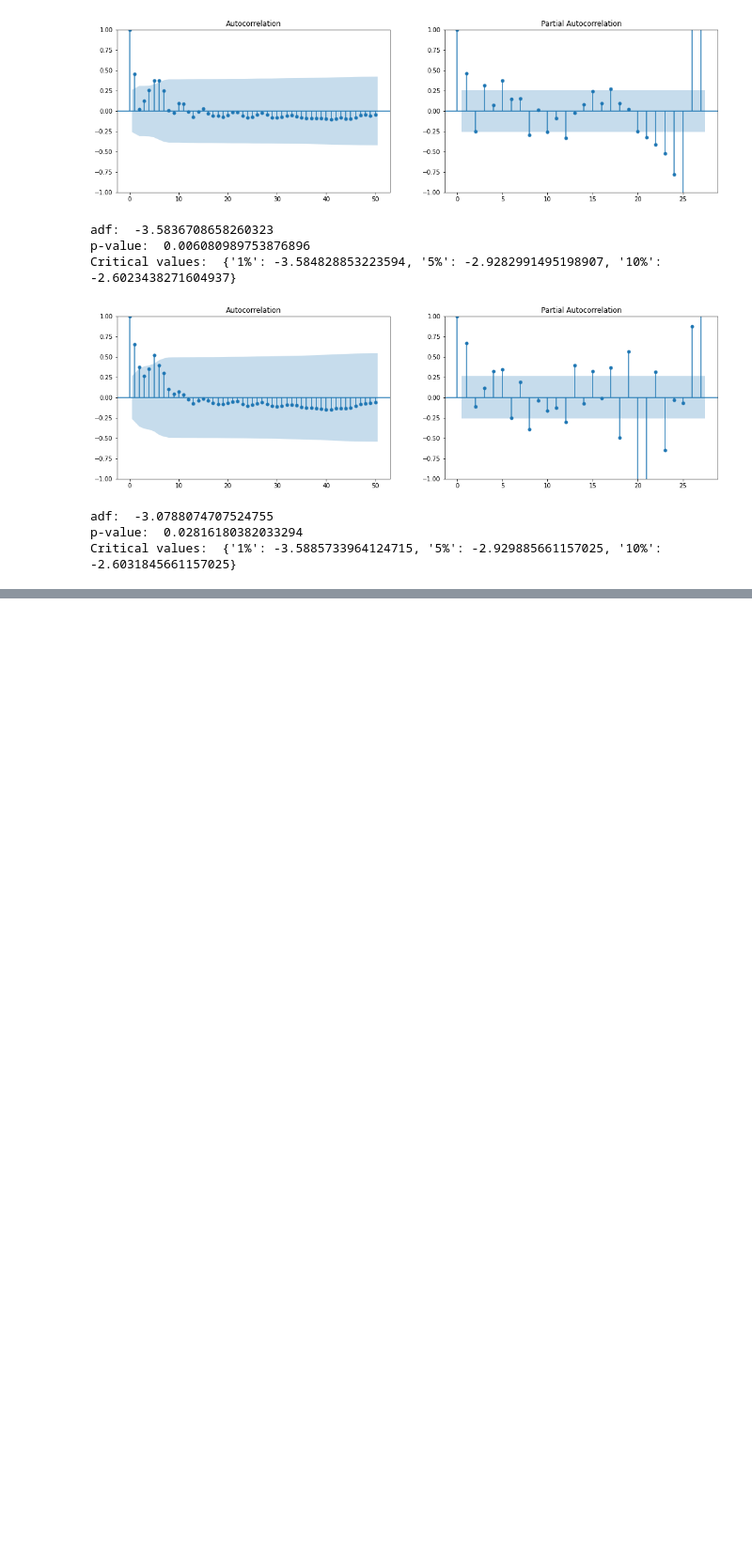
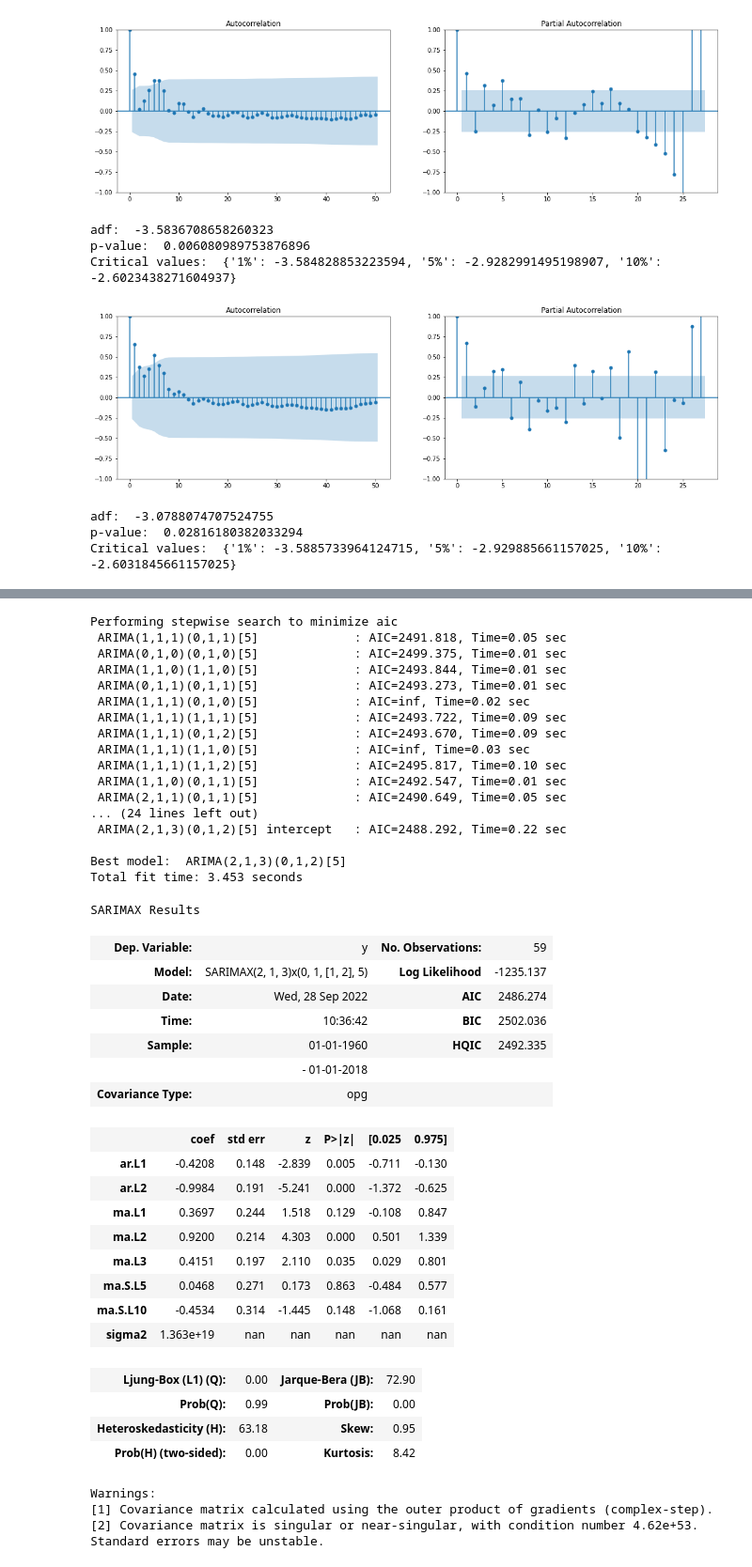
Before and after one commit to vlad-gor/SF_MATH_ML, a Jupyter notebook: MATH_ML_13/example_13_4.ipynb, the cells around one changed output, grey strips where cells are left out. Shown: that part at 94% size. Cells and saved outputs as stored; diff of their text form; code cells hidden in the pictures; blank space fills up the shorter version.

```diff
--- a/MATH_ML_13/example_13_4.ipynb
+++ b/MATH_ML_13/example_13_4.ipynb
@@ -96,0 +149,55 @@ Critical values:  {'1%': -3.5885733964124715, '5%': -2.929885661157025, '10%': -
+# %%
+import pmdarima as pm
+
+smodel = pm.auto_arima(train_df, start_p=1, start_q=1,
+                         test='adf',
+                         max_p=3, max_q=3, m=5,
+                         start_P=0, seasonal=True,
+                         d=1, D=1, trace=True,
+                         error_action='ignore',
+                         suppress_warnings=True,
+                         stepwise=True)
+
+smodel.summary()
+# %% [output]
+Performing stepwise search to minimize aic
+ ARIMA(1,1,1)(0,1,1)[5]             : AIC=2491.818, Time=0.05 sec
+ ARIMA(0,1,0)(0,1,0)[5]             : AIC=2499.375, Time=0.01 sec
+ ARIMA(1,1,0)(1,1,0)[5]             : AIC=2493.844, Time=0.01 sec
+ ARIMA(0,1,1)(0,1,1)[5]             : AIC=2493.273, Time=0.01 sec
+ ARIMA(1,1,1)(0,1,0)[5]             : AIC=inf, Time=0.02 sec
+ ARIMA(1,1,1)(1,1,1)[5]             : AIC=2493.722, Time=0.09 sec
+ ARIMA(1,1,1)(0,1,2)[5]             : AIC=2493.670, Time=0.09 sec
+ ARIMA(1,1,1)(1,1,0)[5]             : AIC=inf, Time=0.03 sec
+ ARIMA(1,1,1)(1,1,2)[5]             : AIC=2495.817, Time=0.10 sec
+ ARIMA(1,1,0)(0,1,1)[5]             : AIC=2492.547, Time=0.01 sec
+ ARIMA(2,1,1)(0,1,1)[5]             : AIC=2490.649, Time=0.05 sec
+... (24 lines left out)
+ ARIMA(2,1,3)(0,1,2)[5] intercept   : AIC=2488.292, Time=0.22 sec
+
+Best model:  ARIMA(2,1,3)(0,1,2)[5]
+Total fit time: 3.453 seconds
+SARIMAX Results
+| Dep. Variable: | y | No. Observations: | 59 |
+| Model: | SARIMAX(2, 1, 3)x(0, 1, [1, 2], 5) | Log Likelihood | -1235.137 |
+| Date: | Wed, 28 Sep 2022 | AIC | 2486.274 |
+| Time: | 10:36:42 | BIC | 2502.036 |
+| Sample: | 01-01-1960 | HQIC | 2492.335 |
+|  | - 01-01-2018 |  |  |
+| Covariance Type: | opg |  |  |
+|  | coef | std err | z | P>|z| | [0.025 | 0.975] |
+| ar.L1 | -0.4208 | 0.148 | -2.839 | 0.005 | -0.711 | -0.130 |
+| ar.L2 | -0.9984 | 0.191 | -5.241 | 0.000 | -1.372 | -0.625 |
+| ma.L1 | 0.3697 | 0.244 | 1.518 | 0.129 | -0.108 | 0.847 |
+| ma.L2 | 0.9200 | 0.214 | 4.303 | 0.000 | 0.501 | 1.339 |
+| ma.L3 | 0.4151 | 0.197 | 2.110 | 0.035 | 0.029 | 0.801 |
+| ma.S.L5 | 0.0468 | 0.271 | 0.173 | 0.863 | -0.484 | 0.577 |
+| ma.S.L10 | -0.4534 | 0.314 | -1.445 | 0.148 | -1.068 | 0.161 |
+| sigma2 | 1.363e+19 | nan | nan | nan | nan | nan |
+| Ljung-Box (L1) (Q): | 0.00 | Jarque-Bera (JB): | 72.90 |
+| Prob(Q): | 0.99 | Prob(JB): | 0.00 |
+| Heteroskedasticity (H): | 63.18 | Skew: | 0.95 |
+| Prob(H) (two-sided): | 0.00 | Kurtosis: | 8.42 |
+Warnings:
+[1] Covariance matrix calculated using the outer product of gradients (complex-step).
+[2] Covariance matrix is singular or near-singular, with condition number 4.62e+53. Standard errors may be unstable.
```
Also changed, not shown: parts of 1 cell of this notebook, 8 other files.
